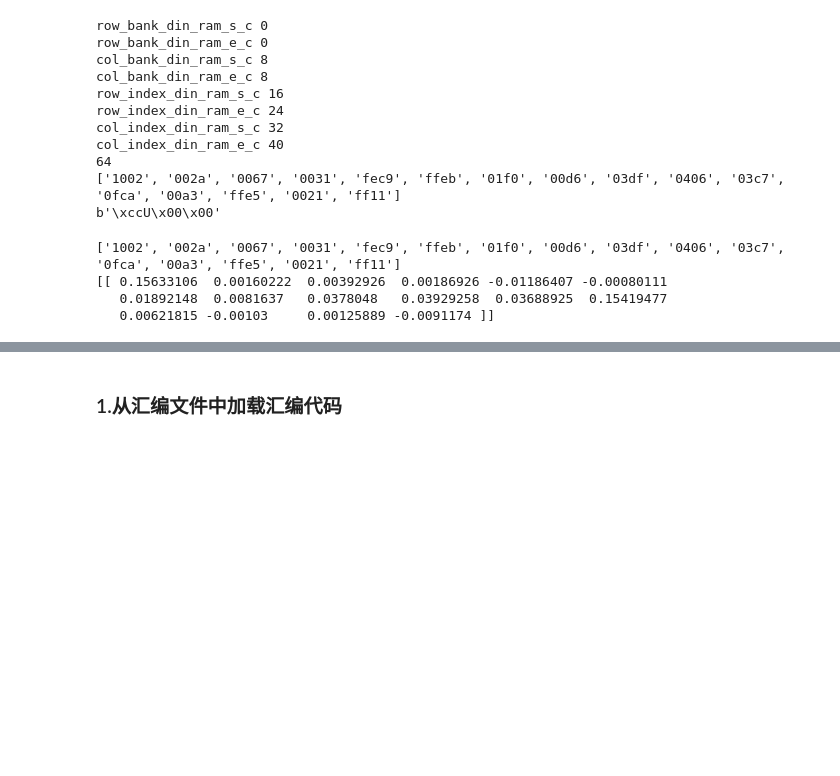
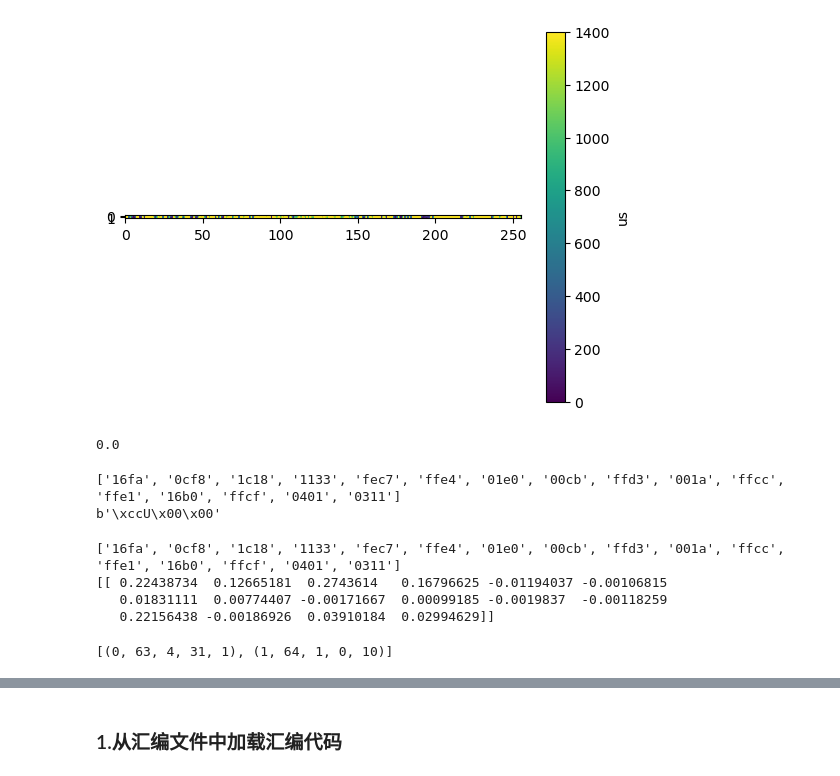
Before and after one commit to bei-meng/host_computer, a Jupyter notebook: examples/汇编代码编译.ipynb, the cells around one changed output, grey strips where cells are left out. Saved outputs shown, nothing was run; the diff lists cells and outputs as text; code cells hidden in the pictures; blank space fills up the shorter version.

```diff
--- a/examples/汇编代码编译.ipynb
+++ b/examples/汇编代码编译.ipynb
@@ -35,49 +60,51 @@ print(chip.setting.TIA_index_map(100,col=True))
+# %%
+plot_cond(chip.voltage_to_cond(ans))
+# %% [output]
+[figure, added]
+# %%
+print(chip.clk_manager.get_program_run_time())
+# %% [output]
+0.0
 # %%
-filename="../code/读单点测试.txt"
+filename="../code/读任意大小的块-汇编代码示例.txt"
 compiler = COMPILER()
 simulator = SIMULATOR()
 compiler.load_assembler_ins(filename,encoding="utf-8")
 
-const_data,row_data,col_data = chip.send_din_ram3(100,100,100,100,0)
+const_data,row_data,col_data = chip.send_din_ram3(0,1,127,128,0)
 for k,v in const_data.items():
-    print(k,v)
     compiler.add_const_variable(k,v)
-compiler.add_const_variable("count_max_c",512)
+compiler.add_const_variable("count_max_c",128)
 compiler.add_const_variable("pq_c",0)
 
-chip.execute_ins(compiler.get_ins_data(),0,recv=False)
+chip.execute_ins(compiler.get_ins_data(),0,message_check=None)
 message = chip.ps.receive_packet(32).hex()
-print(len(message))
 print([message[i*4:(i*4+4)] for i in range(16)])
-# print(chip.adc.hex_to_voltage([message[i*4:(i*4+4)] for i in range(16)]))
+
 message = chip.ps.receive_packet(4)
 print(message)
 
-din_data = chip.ps.historic_pkts[-2].get_bytes_list()[0]
-ins_data = chip.ps.historic_pkts[-1].get_bytes_list()[0]
-# print(din_data.hex())
-# print(ins_data.hex())
+din_data = chip.ps.historic_pkts[-3].get_bytes_list()[0]
+ins_data = chip.ps.historic_pkts[-2].get_bytes_list()[0]
 
+# print(chip.ps.historic_pkts[-3])
+# print(chip.ps.historic_pkts[-2])
 simulator.load_bit_cmd(din_data)
 simulator.load_bit_cmd(ins_data)
 # %% [output]
-row_bank_din_ram_s_c 0
-row_bank_din_ram_e_c 0
-col_bank_din_ram_s_c 8
-col_bank_din_ram_e_c 8
-row_index_din_ram_s_c 16
-row_index_din_ram_e_c 24
-col_index_din_ram_s_c 32
-col_index_din_ram_e_c 40
-64
-['1002', '002a', '0067', '0031', 'fec9', 'ffeb', '01f0', '00d6', '03df', '0406', '03c7', '0fca', '00a3', 'ffe5', '0021', 'ff11']
+['16fa', '0cf8', '1c18', '1133', 'fec7', 'ffe4', '01e0', '00cb', 'ffd3', '001a', 'ffcc', 'ffe1', '16b0', 'ffcf', '0401', '0311']
 b'\xccU\x00\x00'
 # %%
-v,message=chip.adc.get_out2(1,0,return_message=True)
-print([message[i*4:(i*4+4)] for i in range(16)])
-print(v)
+message=chip.adc.return_dout(1,0)
+tmp = [message[i*4:(i*4+4)] for i in range(16)]
+print(tmp)
+print(chip.adc.get_out2(1,0))
 # %% [output]
-['1002', '002a', '0067', '0031', 'fec9', 'ffeb', '01f0', '00d6', '03df', '0406', '03c7', '0fca', '00a3', 'ffe5', '0021', 'ff11']
-[[ 0.15633106  0.00160222  0.00392926  0.00186926 -0.01186407 -0.00080111
-   0.01892148  0.0081637   0.0378048   0.03929258  0.03688925  0.15419477
-   0.00621815 -0.00103     0.00125889 -0.0091174 ]]
+['16fa', '0cf8', '1c18', '1133', 'fec7', 'ffe4', '01e0', '00cb', 'ffd3', '001a', 'ffcc', 'ffe1', '16b0', 'ffcf', '0401', '0311']
+[[ 0.22438734  0.12665181  0.2743614   0.16796625 -0.01194037 -0.00106815
+   0.01831111  0.00774407 -0.00171667  0.00099185 -0.0019837  -0.00118259
+   0.22156438 -0.00186926  0.03910184  0.02994629]]
+# %%
+print(chip.setting.get_bank_index_tia([63,64],True))
+# %% [output]
+[(0, 63, 4, 31, 1), (1, 64, 1, 0, 10)]
```
Also changed, not shown: parts of 10 cells of this notebook, 12 other files.
